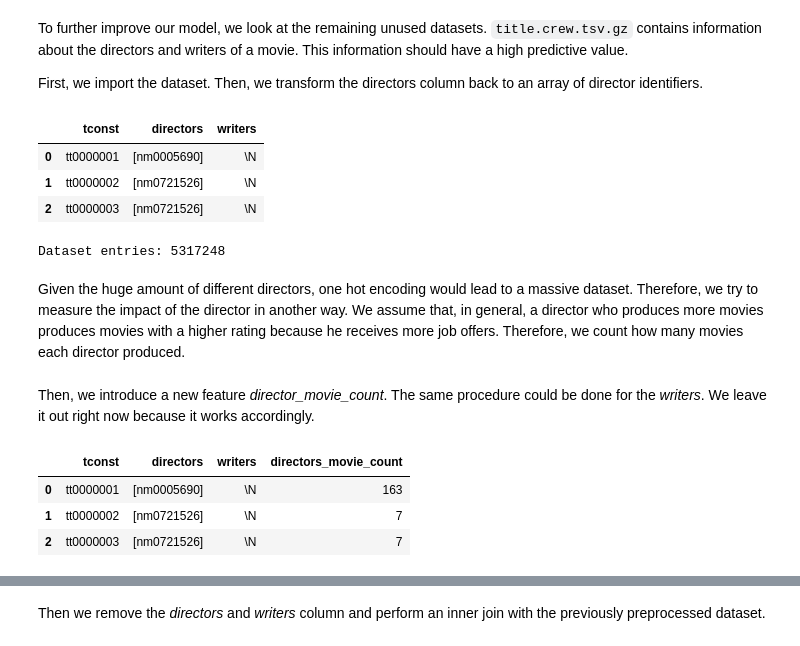
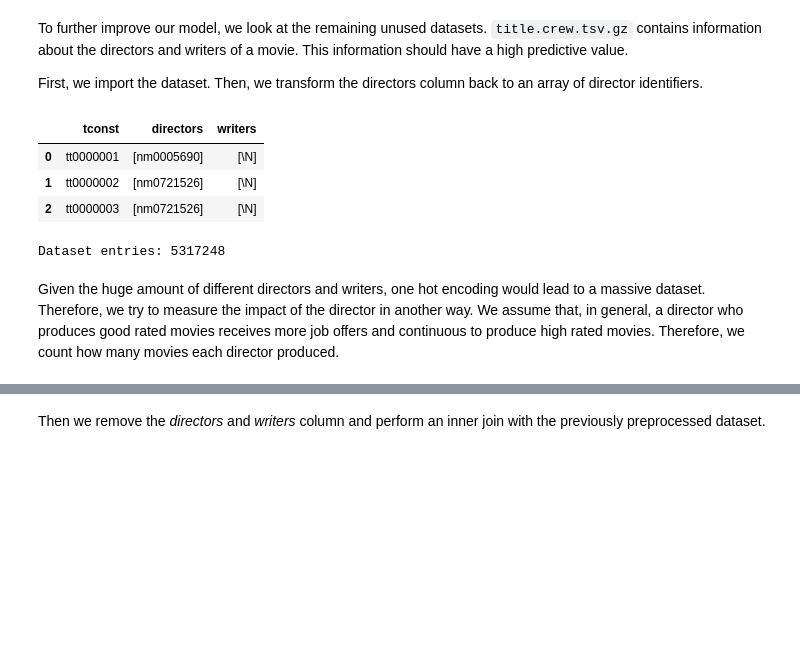
Before and after one commit to 2start/imdb-rating-predictor, a Jupyter notebook: imdb-rating-prediction.ipynb, the cells around one changed output, grey strips where cells are left out. Saved outputs shown, nothing was run; the diff lists cells and outputs as text; code cells hidden in the pictures; blank space fills up the shorter version.

```diff
--- a/imdb-rating-prediction.ipynb
+++ b/imdb-rating-prediction.ipynb
@@ -215,15 +217,16 @@ First, we import the dataset. Then, we transform the directors column back to an
 # %%
 crew = pd.read_csv('title.crew.tsv.gz',sep='\t', compression='gzip')
 crew['directors'] = crew['directors'].apply(lambda directors: directors.split(","))
+crew['writers'] = crew['writers'].apply(lambda writers: writers.split(","))
 crew.head(3)
 # %% [output]
 |  | tconst | directors | writers |
-| 0 | tt0000001 | [nm0005690] | \N |
-| 1 | tt0000002 | [nm0721526] | \N |
-| 2 | tt0000003 | [nm0721526] | \N |
+| 0 | tt0000001 | [nm0005690] | [\N] |
+| 1 | tt0000002 | [nm0721526] | [\N] |
+| 2 | tt0000003 | [nm0721526] | [\N] |
 # %%
 print('Dataset entries: {}'.format(crew.shape[0]))
 # %% [output]
 Dataset entries: 5317248
 # %% [markdown]
-Given the huge amount of different directors, one hot encoding would lead to a massive dataset. Therefore, we try to measure the impact of the director in another way. We assume that, in general, a director who produces more movies produces movies with a higher rating because he receives more job offers. Therefore, we count how many movies each director produced.
+Given the huge amount of different directors and writers, one hot encoding would lead to a massive dataset. Therefore, we try to measure the impact of the director in another way. We assume that, in general, a director who produces good rated movies receives more job offers and continuous to produce high rated movies. Therefore, we count how many movies each director produced.
@@ -245,17 +232,0 @@ director_count;
-# %% [markdown]
-Then, we introduce a new feature *director_movie_count*. The same procedure could be done for the *writers*. We leave it out right now because it works accordingly.
-# %%
-def directors_to_count(directors):
-    max = 0
-    for director in directors:
-        if director_count.get(director, 0) > max:
-            max = director_count[director]
-    return max
-
-crew['directors_movie_count'] = crew['directors'].apply(directors_to_count)
-crew.head(3)
-# %% [output]
-|  | tconst | directors | writers | directors_movie_count |
-| 0 | tt0000001 | [nm0005690] | \N | 163 |
-| 1 | tt0000002 | [nm0721526] | \N | 7 |
-| 2 | tt0000003 | [nm0721526] | \N | 7 |
```
Also changed, not shown: parts of 35 cells of this notebook.
